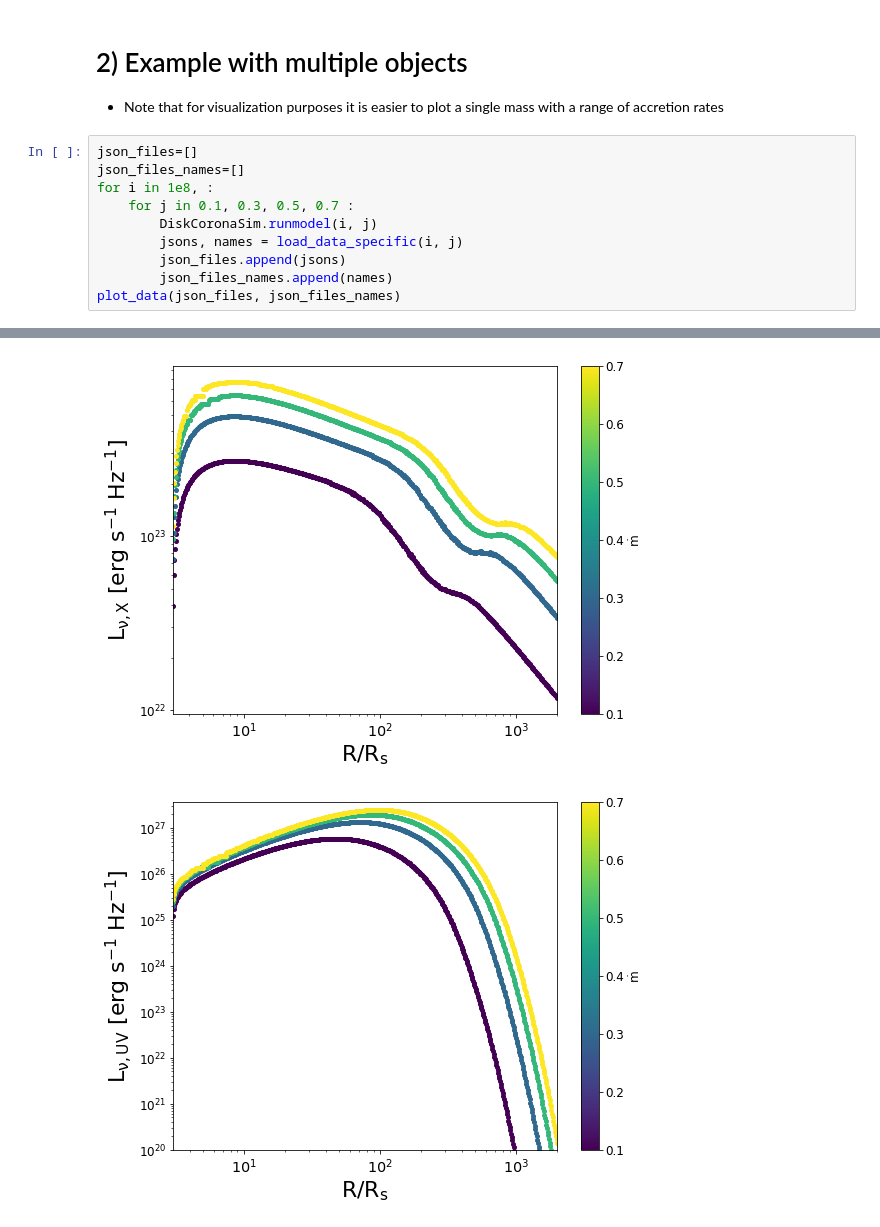
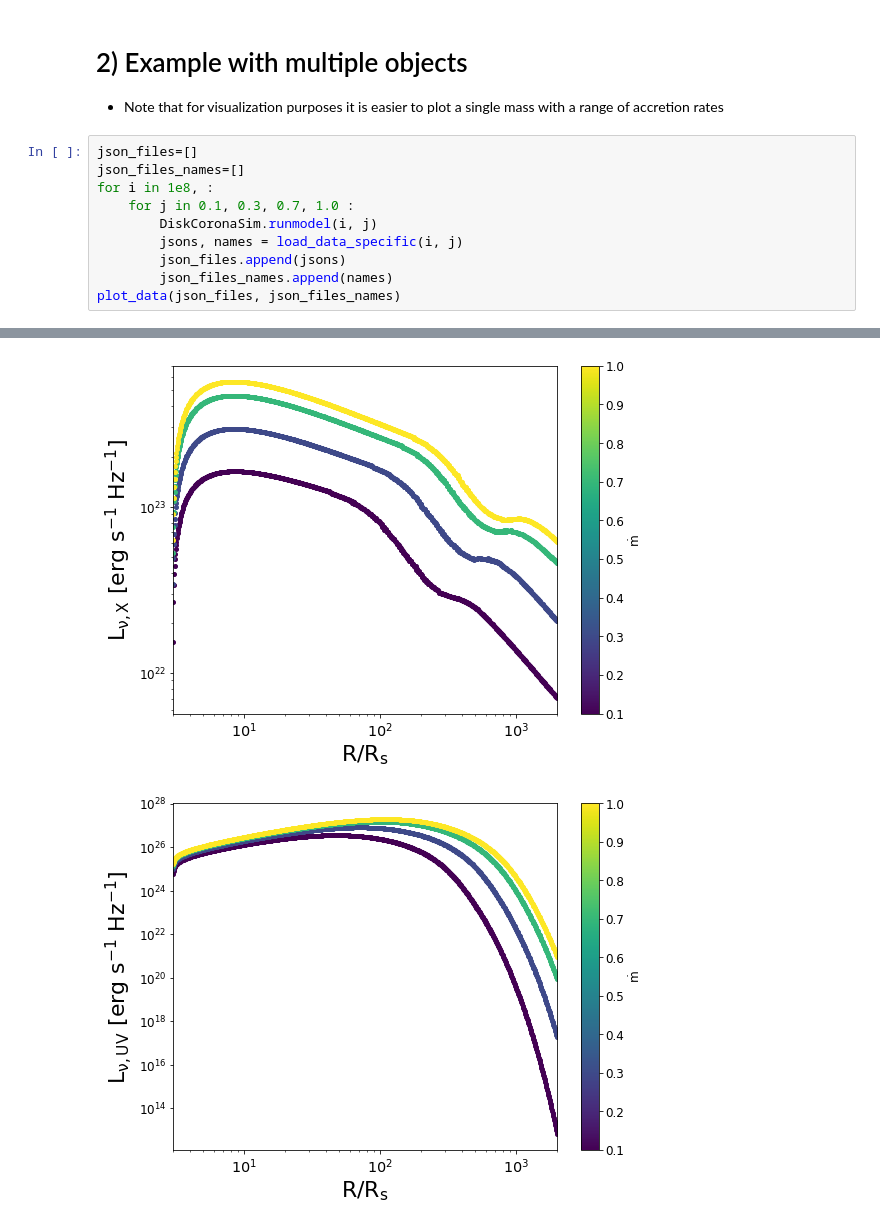
Before and after one commit to rarcodia/DiskCoronasim, a Jupyter notebook: quick_tutorial.ipynb, the cells around one changed output, grey strips where cells are left out. Drawn from its saved outputs; the diff is of its cells as text.

```diff
--- a/quick_tutorial.ipynb
+++ b/quick_tutorial.ipynb
@@ -28,7 +32,7 @@ The model with logM=8.0, mdot=0.3, photon_index=1.9, spin=0 was already run and
 json_files=[]
 json_files_names=[]
 for i in 1e8, :
-    for j in 0.1, 0.3, 0.5, 0.7 :
+    for j in 0.1, 0.3, 0.7, 1.0 :
         DiskCoronaSim.runmodel(i, j)
         jsons, names = load_data_specific(i, j)
         json_files.append(jsons)
@@ -47,2 +51,2 @@ The model with logM=8.0, mdot=0.7, photon_index=1.9, spin=0 was already run and
-[figure, old version]
+[figure, new version]
-[figure, old version]
+[figure, new version]
```
Also changed, not shown: parts of 3 cells of this notebook, 2 other files.
